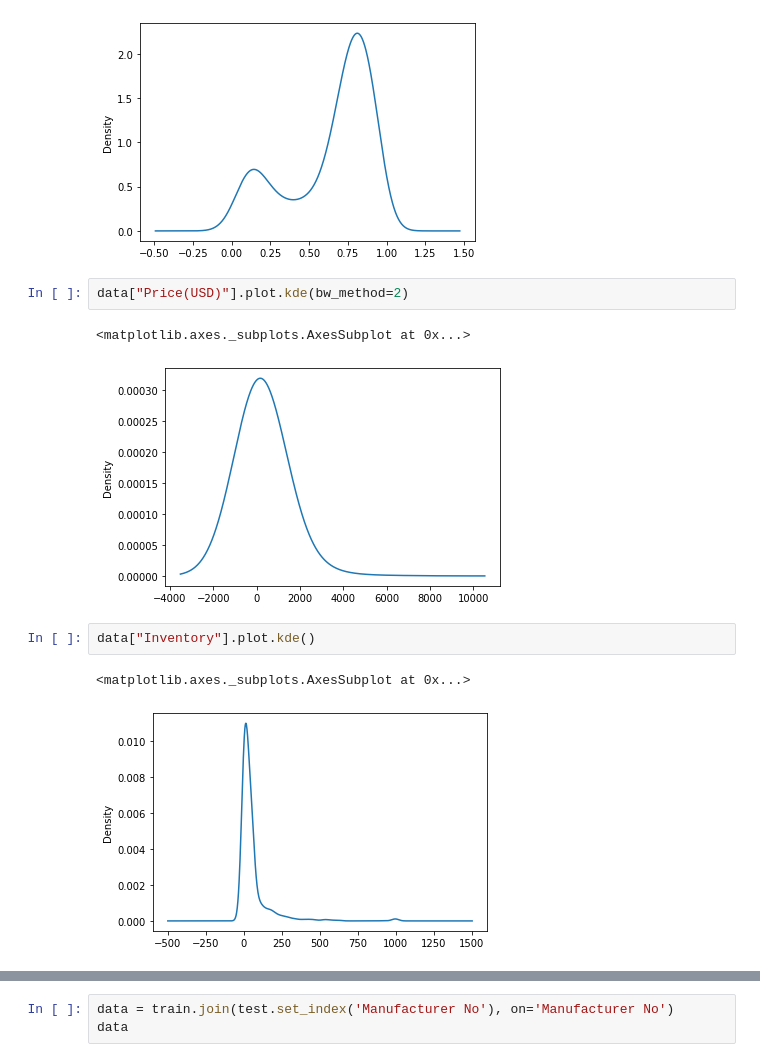
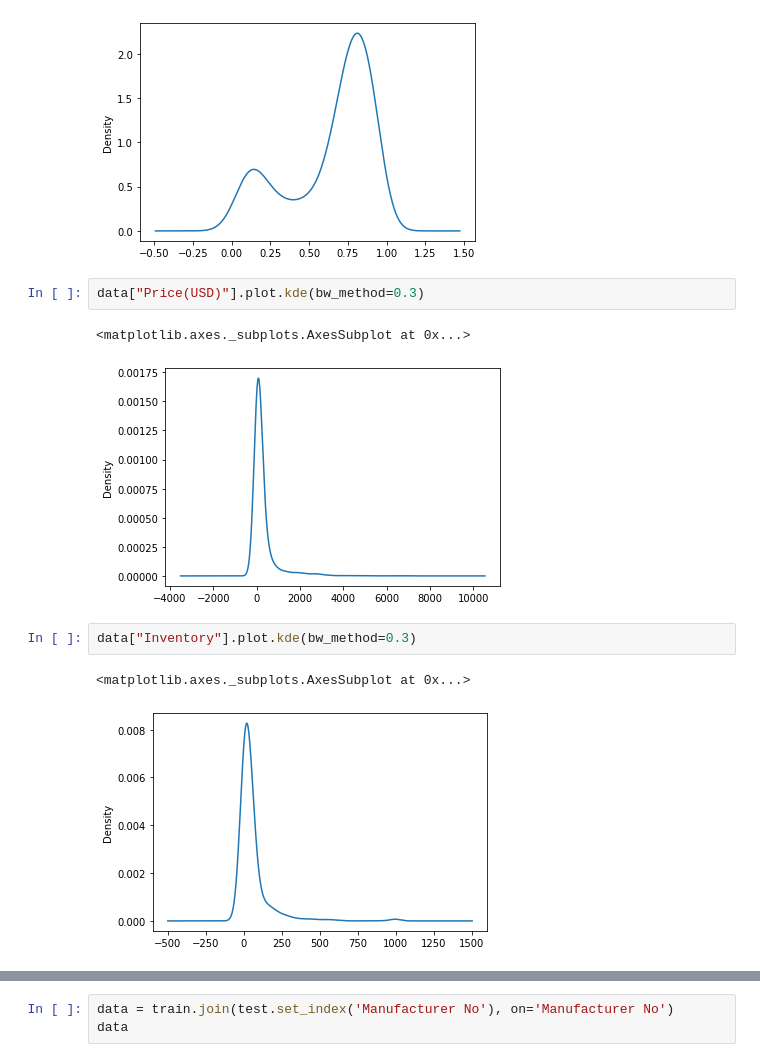
Before and after one commit to Shrikantsamarth/optimization-of-warehouses-by-implementation-of-machine-learning-methodologies, a Jupyter notebook: Thessis/Blowout Prediction.ipynb, the cells around one changed output, grey strips where cells are left out. Drawn from its saved outputs; the diff is of its cells as text.

```diff
--- a/Thessis/Blowout Prediction.ipynb
+++ b/Thessis/Blowout Prediction.ipynb
@@ -73,13 +73,13 @@ data["SaleRate"].plot.kde(bw_method=0.3)
 <matplotlib.axes._subplots.AxesSubplot at 0x...>
 [figure]
 # %%
-data["Price(USD)"].plot.kde(bw_method=2)
+data["Price(USD)"].plot.kde(bw_method=0.3)
 # %% [output]
 <matplotlib.axes._subplots.AxesSubplot at 0x...>
-[figure, old version]
+[figure, new version]
 # %%
-data["Inventory"].plot.kde()
+data["Inventory"].plot.kde(bw_method=0.3)
 # %% [output]
 <matplotlib.axes._subplots.AxesSubplot at 0x...>
-[figure, old version]
+[figure, new version]
 # %%
```
Also changed, not shown: parts of 3 cells of this notebook.
